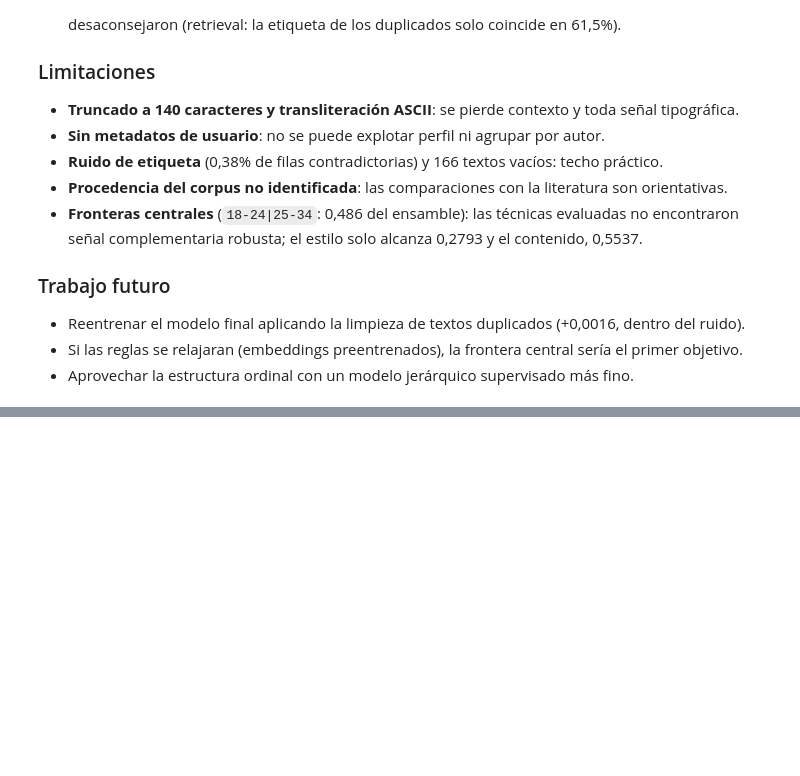
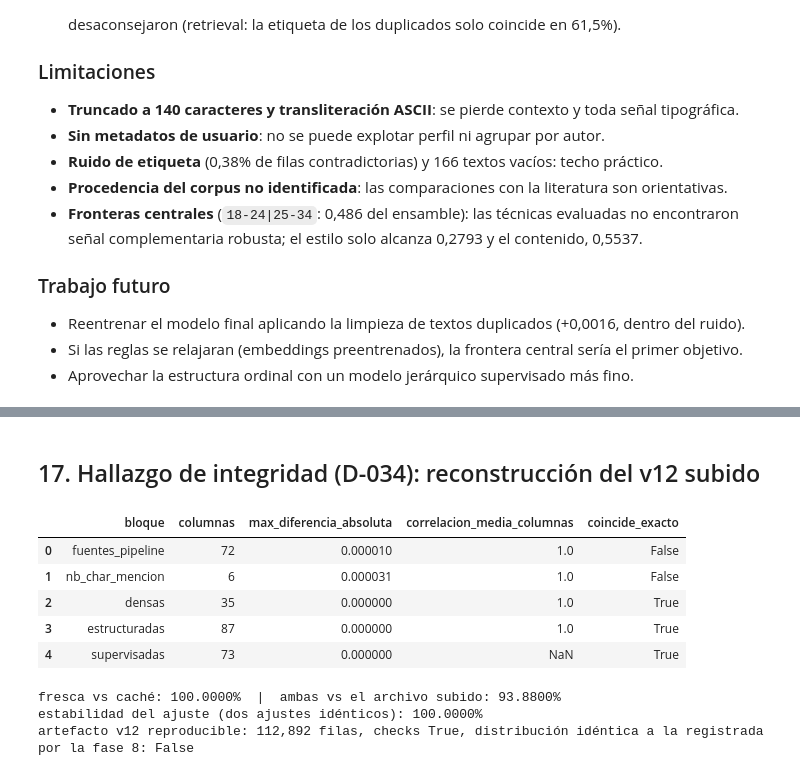
Before and after one commit to Garnica1999/PLN, a Jupyter notebook: KAGGLE_AGE_2026_PUJ/notebooks/99_entrega_consolidado.ipynb, the cells around one changed output, grey strips where cells are left out. Drawn from its saved outputs; the diff is of its cells as text; code cells hidden in the pictures; blank space fills up the shorter version.

```diff
--- a/KAGGLE_AGE_2026_PUJ/notebooks/99_entrega_consolidado.ipynb
+++ b/KAGGLE_AGE_2026_PUJ/notebooks/99_entrega_consolidado.ipynb
@@ -499,0 +660,28 @@ VERIFICACIÓN FINAL
+# %% [markdown]
+## 17. Hallazgo de integridad (D-034): reconstrucción del v12 subido
+# %%
+fresca = load("phase25_submission_fresca.json")["control_v12"]
+diagnostico = load("phase24_diagnostico_matriz_test.json")["comparacion_bloques"]
+estabilidad = load("phase26_estabilidad_ajuste.json")["comparaciones"]
+assert fresca["acuerdo_fresca_vs_cache"] == 1.0
+assert abs(fresca["acuerdo_fresca_con_submission_v12"] - 0.9388) < 0.0002
+assert all(fila["coincide_exacto"] or fila["max_diferencia_absoluta"] < 0.001 for fila in diagnostico)
+assert estabilidad["logreg"]["acuerdo"] == 1.0 and estabilidad["mlp"]["acuerdo"] == 1.0
+display(pd.DataFrame(diagnostico))
+print(f"fresca vs caché: {100 * fresca['acuerdo_fresca_vs_cache']:.4f}%  |  "
+      f"ambas vs el archivo subido: {100 * fresca['acuerdo_fresca_con_submission_v12']:.4f}%")
+print(f"estabilidad del ajuste (dos ajustes idénticos): {100 * estabilidad['promedio']['acuerdo']:.4f}%")
+reproducible = load("phase27_reproduccion_v12.json")
+print(f"artefacto v12 reproducible: {reproducible['filas']:,} filas, checks "
+      f"{all(reproducible['checks'].values())}, distribución idéntica a la registrada por la fase 8: "
+      f"{reproducible['distribucion_identica_a_fase8']}")
+# %% [output]
+|  | bloque | columnas | max_diferencia_absoluta | correlacion_media_columnas | coincide_exacto |
+| 0 | fuentes_pipeline | 72 | 0.000010 | 1.0 | False |
+| 1 | nb_char_mencion | 6 | 0.000031 | 1.0 | False |
+| 2 | densas | 35 | 0.000000 | 1.0 | True |
+| 3 | estructuradas | 87 | 0.000000 | 1.0 | True |
+| 4 | supervisadas | 73 | 0.000000 | NaN | True |
+fresca vs caché: 100.0000%  |  ambas vs el archivo subido: 93.8800%
+estabilidad del ajuste (dos ajustes idénticos): 100.0000%
+artefacto v12 reproducible: 112,892 filas, checks True, distribución idéntica a la registrada por la fase 8: False
```
Also changed, not shown: parts of 19 cells of this notebook, 54 other files.
